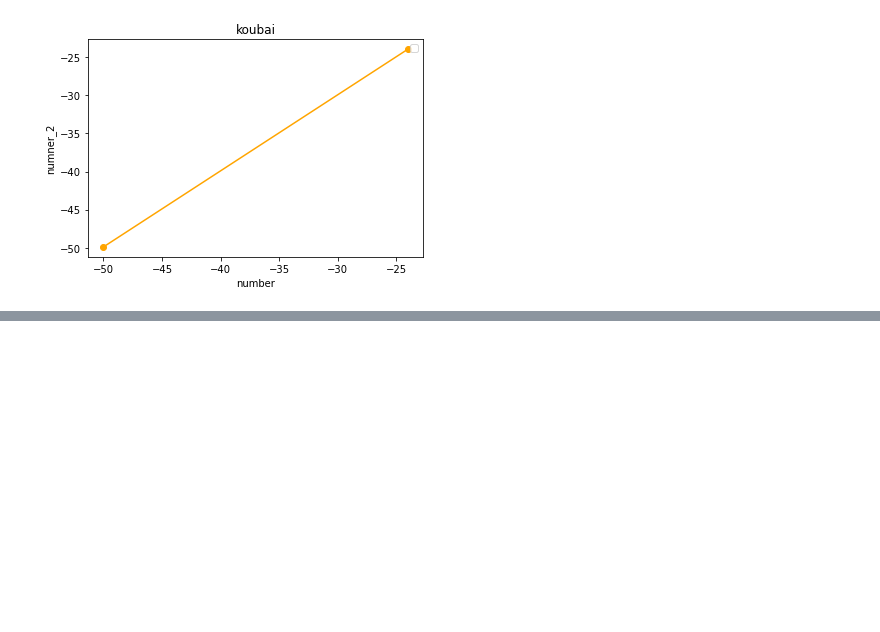
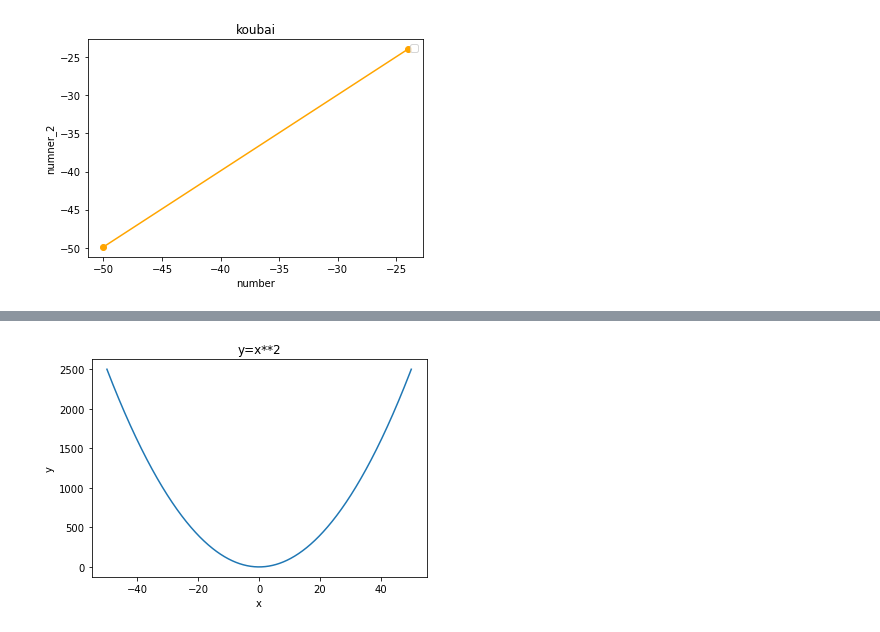
Before and after one commit to harakenken22/diveintocode-ml, a Jupyter notebook: week2_lec_1.ipynb, the cells around one changed output, grey strips where cells are left out. Drawn from its saved outputs; the diff is of its cells as text; code cells hidden in the pictures; blank space fills up the shorter version.

```diff
--- a/week2_lec_1.ipynb
+++ b/week2_lec_1.ipynb
@@ -67,0 +191,19 @@ No handles with labels found to put in legend.
+# %%
+def compute_gradient(function, x_range=(-50, 50.1, 0.1)):
+    array_x = np.arange(*x_range)
+    array_y = function(array_x)
+    array_xy = np.concatenate((array_x[:, np.newaxis], array_y[:, np.newaxis]), axis=1)#新しい次元を追加
+    gradient = (array_xy[1:,1] - array_xy[:1, 1])/(array_xy[1:, 0] - array_xy[:-1, 0])#勾配を求めている
+    return array_xy, gradient
+# %%
+def function_a(array_x):
+    return array_x**2
+array_xy2, gradient2 = compute_gradient(function_a)
+
+plt.title("y=x**2")
+plt.xlabel("x")
+plt.ylabel("y")
+plt.plot(array_xy2[:, 0], array_xy2[:, 1])
+plt.show()
+# %% [output]
+[figure, added]
```
Also changed, not shown: parts of 13 cells of this notebook, 5 other files.
